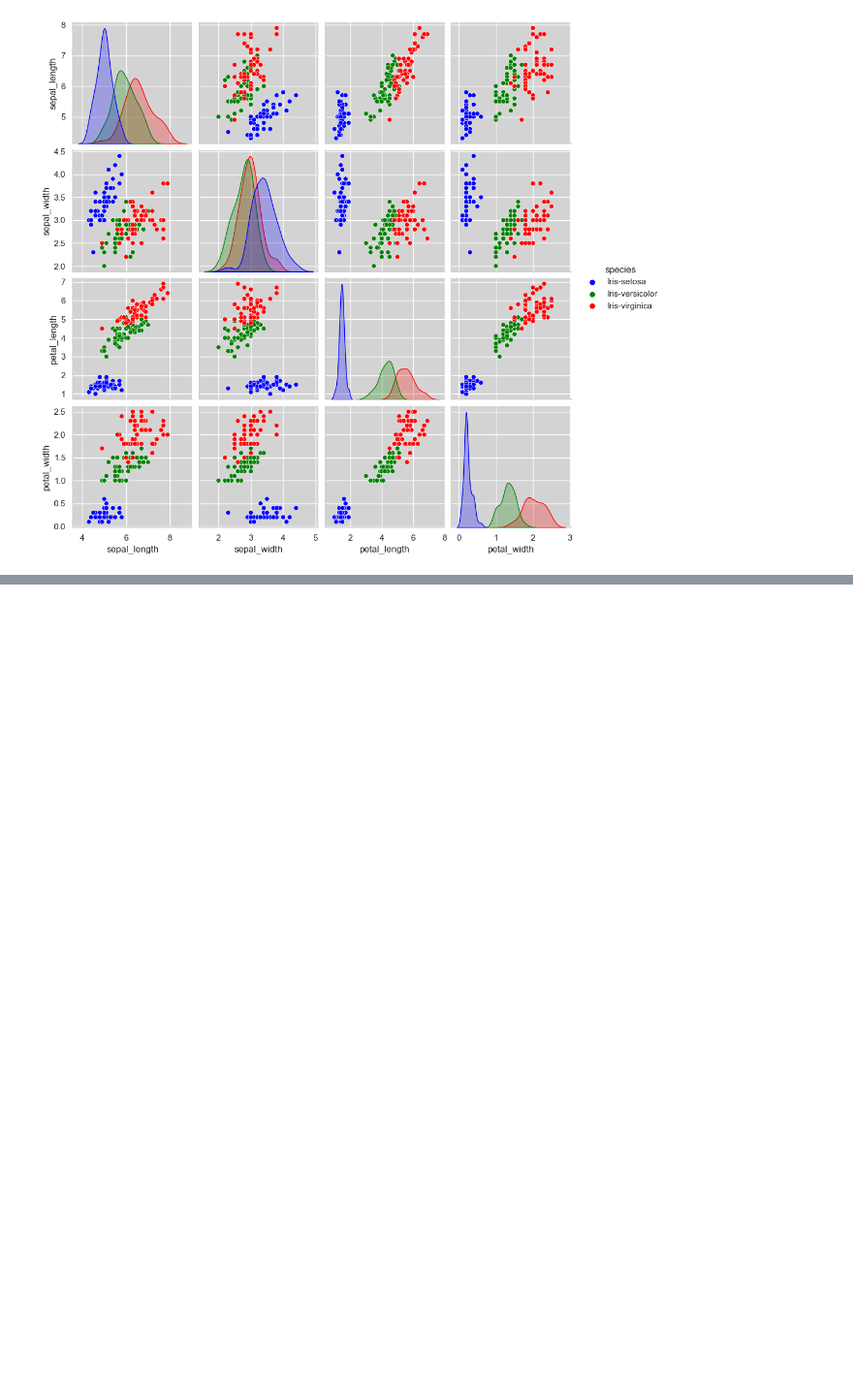
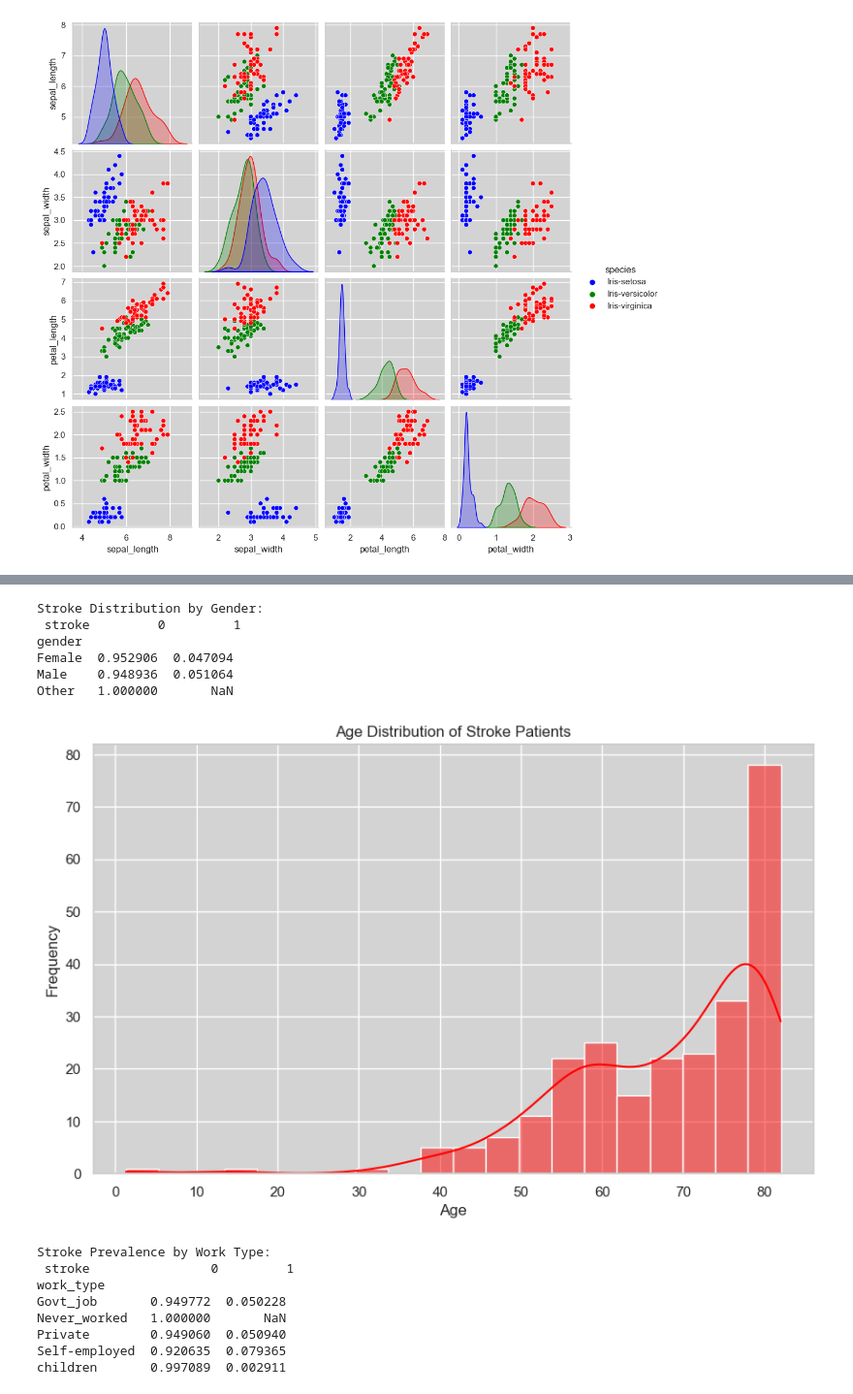
Before and after one commit to mathildecoffy/su-mt4007, a Jupyter notebook: HW3/HW3.ipynb, the cells around one changed output, grey strips where cells are left out. Shown: that part at 97% size. Drawn from its saved outputs; the diff is of its cells as text; code cells hidden in the pictures; blank space fills up the shorter version.

```diff
--- a/HW3/HW3.ipynb
+++ b/HW3/HW3.ipynb
@@ -109,0 +262,41 @@ plt.show()
+# %%
+data = pd.read_csv('stroke-data.csv')
+
+# What is the distribution of strokes by gender?
+stroke_by_gender = data.groupby('gender')['stroke'].value_counts(normalize=True).unstack()
+print("Stroke Distribution by Gender:\n", stroke_by_gender)
+
+
+# We are now looking closer at the age distribution of stroke patients.
+stroke_ages = data[data['stroke'] == 1]['age']
+plt.figure(figsize=(10, 6))
+sns.histplot(stroke_ages, kde=True, bins=20, color='red')
+plt.title("Age Distribution of Stroke Patients")
+plt.xlabel("Age")
+plt.ylabel("Frequency")
+plt.show()
+
+# Finally we choose to look at stroke prevalence depending on work type.
+work_type_stroke = data.groupby('work_type')['stroke'].value_counts(normalize=True).unstack()
+print("Stroke Prevalence by Work Type:\n", work_type_stroke)
+
+work_type_stroke.plot(kind='bar', stacked=True, figsize=(10, 6), color=['blue', 'orange'])
+plt.title("Stroke Prevalence by Work Type")
+plt.ylabel("Percentage")
+plt.show()
+# %% [output]
+Stroke Distribution by Gender:
+ stroke         0         1
+gender
+Female  0.952906  0.047094
+Male    0.948936  0.051064
+Other   1.000000       NaN
+[figure, added]
+Stroke Prevalence by Work Type:
+ stroke                0         1
+work_type
+Govt_job       0.949772  0.050228
+Never_worked   1.000000       NaN
+Private        0.949060  0.050940
+Self-employed  0.920635  0.079365
+children       0.997089  0.002911
```
Also changed, not shown: parts of 19 cells of this notebook.
